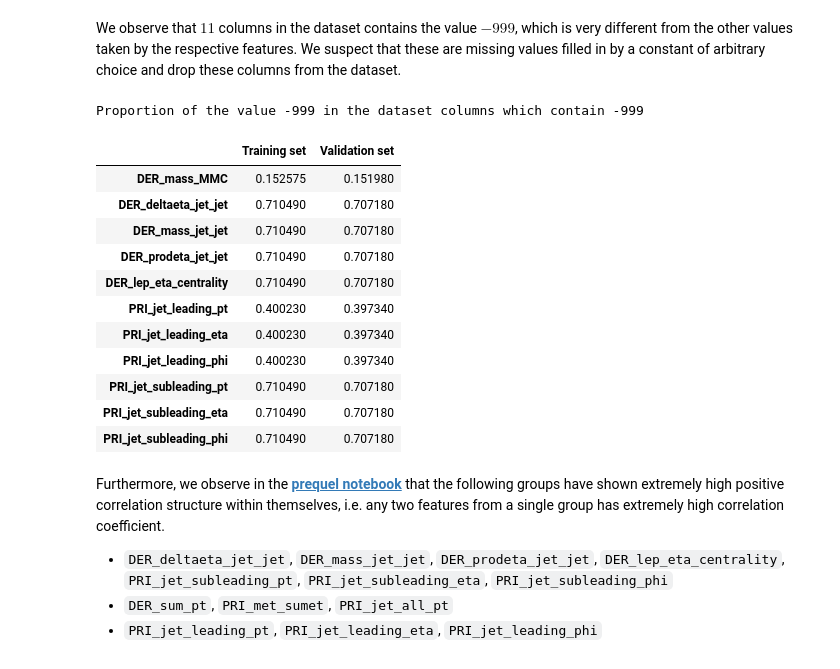
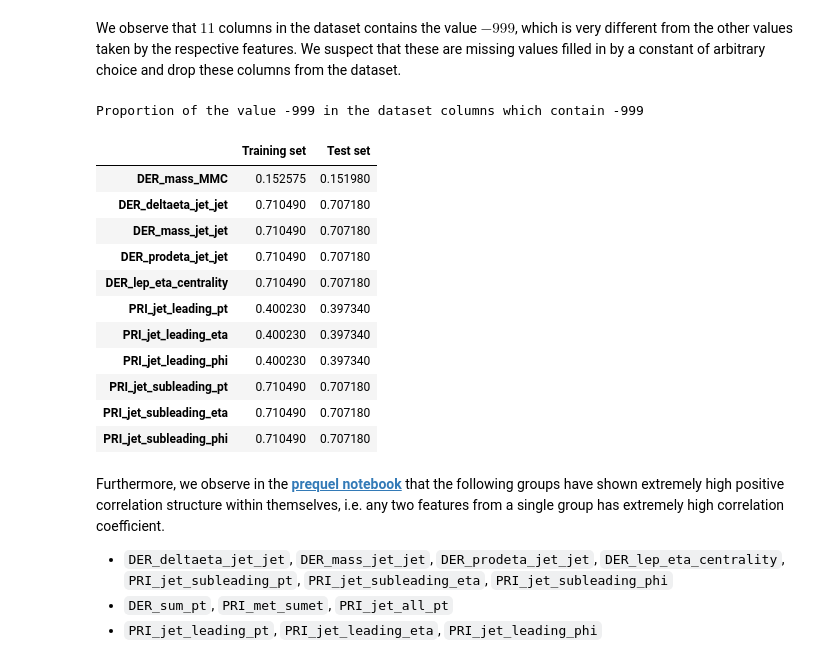
Before and after one commit to sugatagh/Higgs-Boson-Event-Detection, a Jupyter notebook: Notebook/higgs-boson-part-2-modeling.ipynb, the cells around one changed output. Saved outputs shown, nothing was run; the diff lists cells and outputs as text; code cells hidden in the pictures.

```diff
--- a/Notebook/higgs-boson-part-2-modeling.ipynb
+++ b/Notebook/higgs-boson-part-2-modeling.ipynb
@@ -226,13 +226,13 @@ We [**split the data**](https://scikit-learn.org/stable/modules/generated/sklear
 # %%
-# Train-validation split
+# Train-test split
 X, y = data.drop(['Label'], axis = 1), data['Label']
-X_train_, X_valid_, y_train_, y_valid_ = train_test_split(X, y,
-                                                          stratify = y,
-                                                          random_state = 0,
-                                                          test_size = 0.2,
-                                                          shuffle = True)
-data_train = pd.concat([X_train_, y_train_], axis = 1)
-data_valid = pd.concat([X_valid_, y_valid_], axis = 1)
+X_train_, X_test_, y_train_, y_test_ = train_test_split(X, y,
+                                                        stratify = y,
+                                                        random_state = 0,
+                                                        test_size = 0.2,
+                                                        shuffle = True)
+df_train = pd.concat([X_train_, y_train_], axis = 1)
+df_test = pd.concat([X_test_, y_test_], axis = 1)
 # %% [markdown]
 # 4. Preprocessing
 # %% [markdown]
@@ -240,29 +240,29 @@ We observe that the labels are [**nominal**](https://en.wikipedia.org/wiki/Nomin
 # %%
 # Manual encoding of labels
 label_dict_encoding = {'b': 0, 's': 1}
-data_train['Label'].replace(label_dict_encoding, inplace = True)
-data_valid['Label'].replace(label_dict_encoding, inplace = True)
+df_train['Label'].replace(label_dict_encoding, inplace = True)
+df_test['Label'].replace(label_dict_encoding, inplace = True)
 # %%
 # Dropping the 'EventID' column
-data_train.drop('EventId', axis = 1, inplace = True)
-data_valid.drop('EventId', axis = 1, inplace = True)
+df_train.drop('EventId', axis = 1, inplace = True)
+df_test.drop('EventId', axis = 1, inplace = True)
 # %% [markdown]
 We observe that $11$ columns in the dataset contains the value $-999$, which is very different from the other values taken by the respective features. We suspect that these are missing values filled in by a constant of arbitrary choice and drop these columns from the dataset.
 # %%
 # Proportion of the value -999 in the dataset columns which contains the value -999
 index_999 = [col for col in data.columns if -999 in data[col].value_counts().index]
 def minus_999(df):
-    data_999 = [df[col].value_counts()[-999]/len(df) for col in index_999]
-    return pd.Series(index = index_999, data = data_999)
+    df_999 = [df[col].value_counts()[-999]/len(df) for col in index_999]
+    return pd.Series(index = index_999, data = df_999)
 
 df_minus_999 = pd.DataFrame()
-df_minus_999['Training set'] = minus_999(data_train).values
-df_minus_999['Validation set'] = minus_999(data_valid).values
-df_minus_999.set_index(minus_999(data_train).index, inplace = True)
+df_minus_999['Training set'] = minus_999(df_train).values
+df_minus_999['Test set'] = minus_999(df_test).values
+df_minus_999.set_index(minus_999(df_train).index, inplace = True)
 df_minus_999.style.set_caption("Proportion of the value -999 in the dataset columns which contain -999")
 # %% [output]
 Proportion of the value -999 in the dataset columns which contain -999
-|  | Training set | Validation set |
+|  | Training set | Test set |
 | DER_mass_MMC | 0.152575 | 0.151980 |
 | DER_deltaeta_jet_jet | 0.710490 | 0.707180 |
 | DER_mass_jet_jet | 0.710490 | 0.707180 |
```
Also changed, not shown: parts of 28 cells of this notebook.
